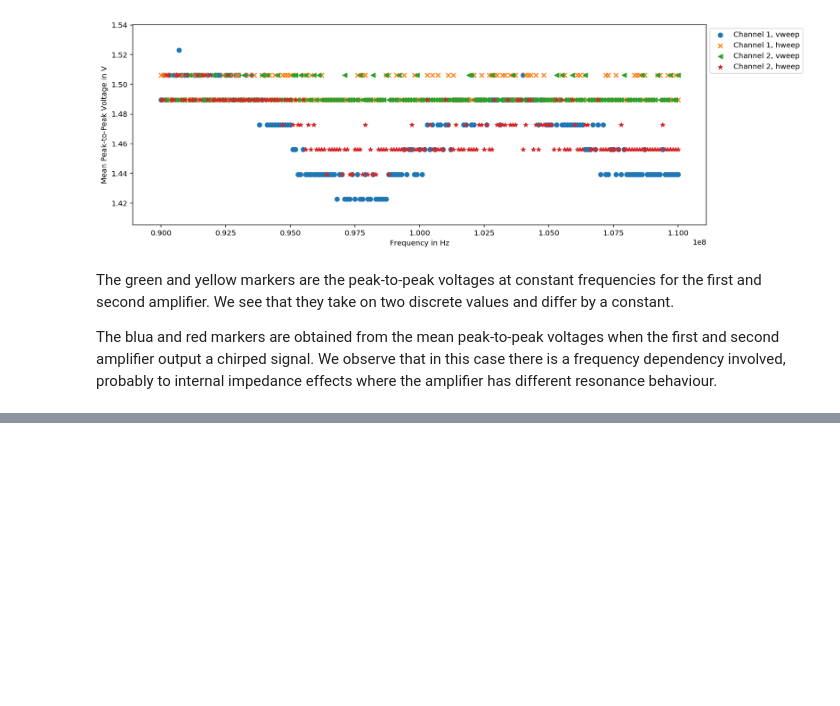
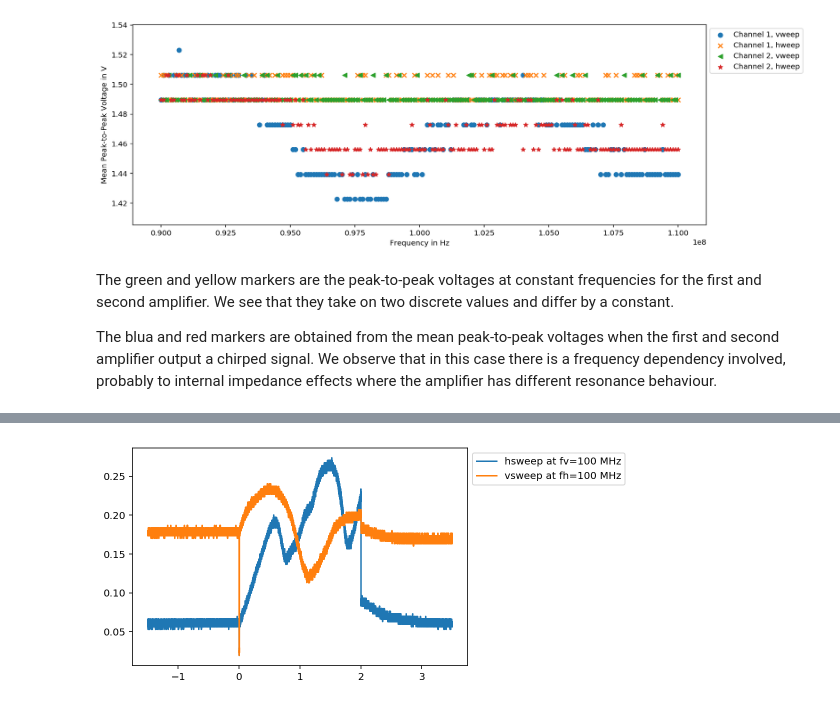
Before and after one commit to bodokaiser/bachelor-thesis, a Jupyter notebook: notebooks/Parameters.ipynb, the cells around one changed output, grey strips where cells are left out. Saved outputs shown, nothing was run; the diff lists cells and outputs as text; code cells hidden in the pictures; blank space fills up the shorter version.

```diff
--- a/notebooks/Parameters.ipynb
+++ b/notebooks/Parameters.ipynb
@@ -71,0 +133,10 @@ The blua and red markers are obtained from the mean peak-to-peak voltages when t
+# %%
+t5, U5 = read.h5dataset('../datasets/broken/6hsweepnodwelllow1.h5', 1)
+t6, U6 = read.h5dataset('../datasets/broken/7vsweepnodwelllow1.h5', 1)
+# %%
+plt.plot(t5, U5, label='hsweep at fv=100 MHz')
+plt.plot(t6, U6, label='vsweep at fh=100 MHz')
+plt.legend(bbox_to_anchor=(1,1), loc="upper left")
+plt.show()
+# %% [output]
+[figure, added]
```
Also changed, not shown: parts of 10 cells of this notebook, 17 other files.
